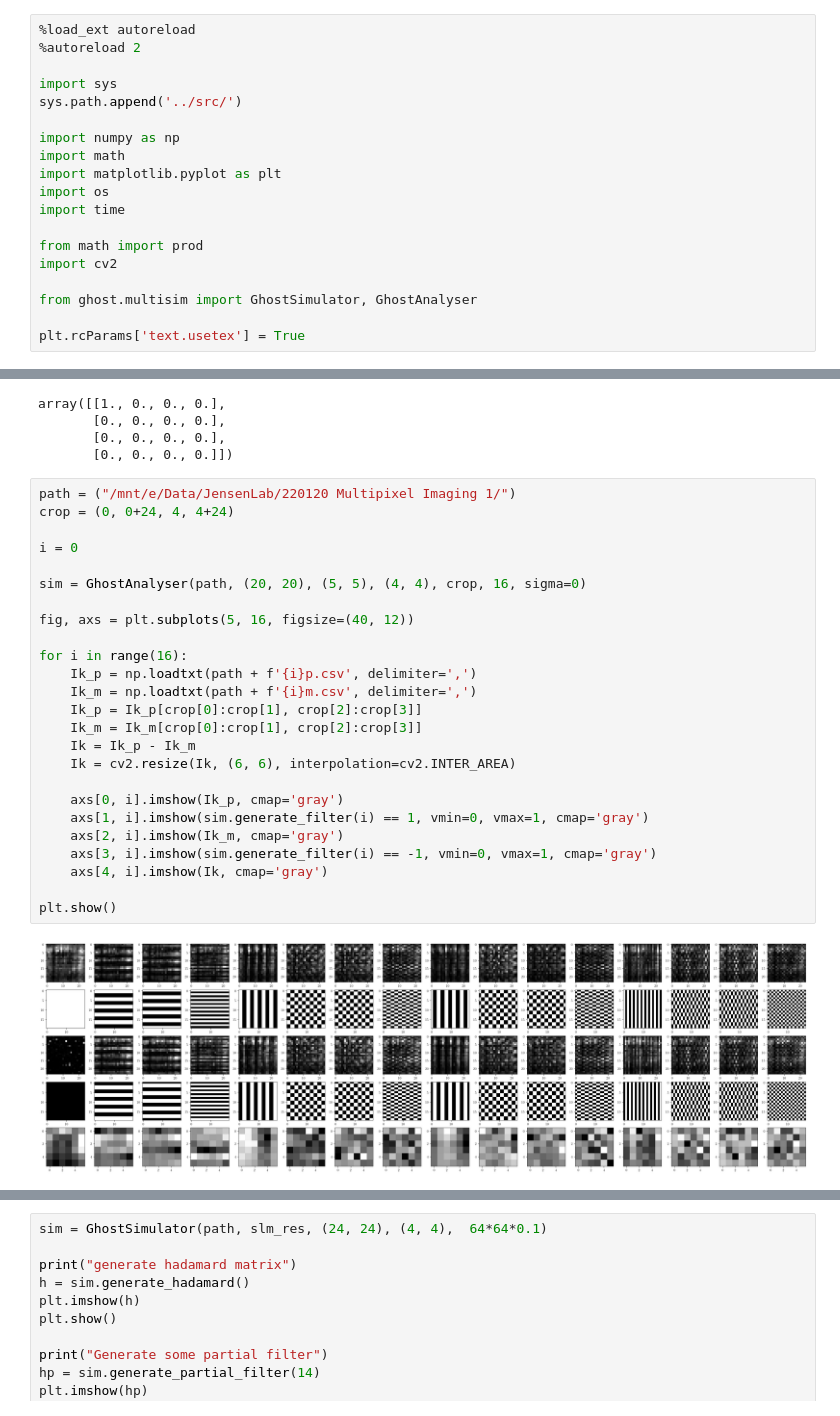
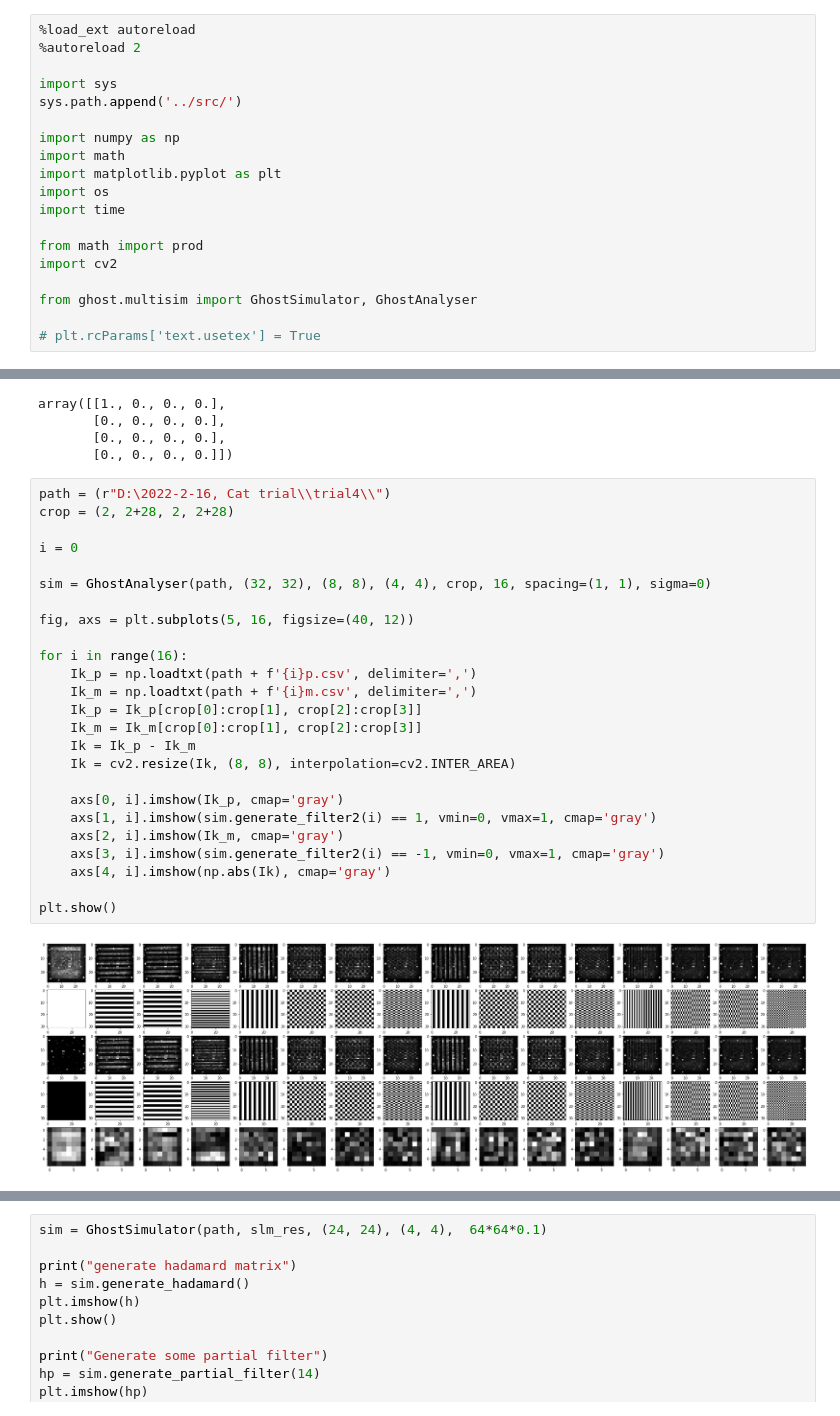
Before and after one commit to rstanuwijaya/jensen-lab-analysis, a Jupyter notebook: notebooks/newgdi.ipynb, the cells around one changed output, grey strips where cells are left out. Drawn from its saved outputs; the diff is of its cells as text.

```diff
--- a/notebooks/newgdi.ipynb
+++ b/notebooks/newgdi.ipynb
@@ -16,4 +16,4 @@ import cv2
 
 from ghost.multisim import GhostSimulator, GhostAnalyser
 
-plt.rcParams['text.usetex'] = True
+# plt.rcParams['text.usetex'] = True
@@ -128,30 +131,30 @@ array([[1., 0., 0., 0.],
        [0., 0., 0., 0.],
        [0., 0., 0., 0.]])
 # %%
-path = ("/mnt/e/Data/JensenLab/220120 Multipixel Imaging 1/")
-crop = (0, 0+24, 4, 4+24)
+path = (r"D:\2022-2-16, Cat trial\\trial4\\")
+crop = (2, 2+28, 2, 2+28)
 
 i = 0
 
-sim = GhostAnalyser(path, (20, 20), (5, 5), (4, 4), crop, 16, sigma=0)
+sim = GhostAnalyser(path, (32, 32), (8, 8), (4, 4), crop, 16, spacing=(1, 1), sigma=0)
 
 fig, axs = plt.subplots(5, 16, figsize=(40, 12))
 
 for i in range(16):
     Ik_p = np.loadtxt(path + f'{i}p.csv', delimiter=',')
     Ik_m = np.loadtxt(path + f'{i}m.csv', delimiter=',')
     Ik_p = Ik_p[crop[0]:crop[1], crop[2]:crop[3]]
     Ik_m = Ik_m[crop[0]:crop[1], crop[2]:crop[3]]
     Ik = Ik_p - Ik_m
-    Ik = cv2.resize(Ik, (6, 6), interpolation=cv2.INTER_AREA)
+    Ik = cv2.resize(Ik, (8, 8), interpolation=cv2.INTER_AREA)
 
     axs[0, i].imshow(Ik_p, cmap='gray')
-    axs[1, i].imshow(sim.generate_filter(i) == 1, vmin=0, vmax=1, cmap='gray')
+    axs[1, i].imshow(sim.generate_filter2(i) == 1, vmin=0, vmax=1, cmap='gray')
     axs[2, i].imshow(Ik_m, cmap='gray')
-    axs[3, i].imshow(sim.generate_filter(i) == -1, vmin=0, vmax=1, cmap='gray')
-    axs[4, i].imshow(Ik, cmap='gray')
+    axs[3, i].imshow(sim.generate_filter2(i) == -1, vmin=0, vmax=1, cmap='gray')
+    axs[4, i].imshow(np.abs(Ik), cmap='gray')
 
 plt.show()
 # %% [output]
-[figure, old version]
+[figure, new version]
 # %%
```
Also changed, not shown: parts of 4 cells of this notebook, 3 other files.
